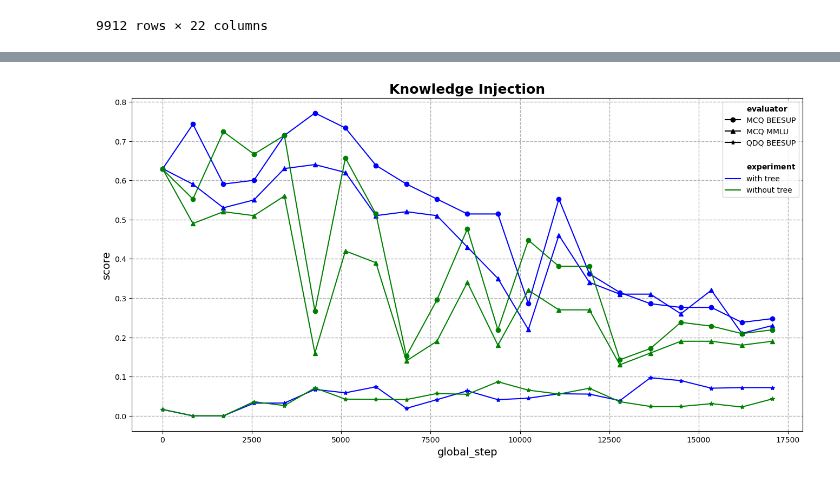
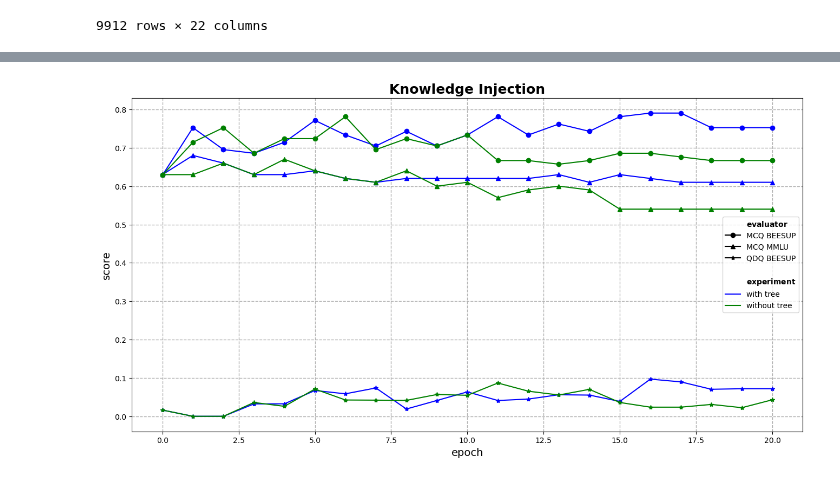
Before and after one commit to fee1ix/beesup_injection_lab, a Jupyter notebook: experiment_notebook.ipynb, the cells around one changed output, grey strips where cells are left out. Cells and saved outputs as stored; diff of their text form; code cells hidden in the pictures.

```diff
--- a/experiment_notebook.ipynb
+++ b/experiment_notebook.ipynb
@@ -1737,14 +1746,19 @@ experiments_df
 # %%
 evals_df=pd.DataFrame()
 
+from IPython.display import clear_output
 for i,experiment_row in experiments_df.iterrows():
     experiment=InjectionExperiment(experiment_row.id)
     callbacks_df=experiment.get_callbacks_df()
     callbacks_df['dataset_id']=experiment_row['dataset_config.id']
     callbacks_df['experiment_id']=experiment_row.id
+
     evals_df=pd.concat([evals_df,callbacks_df], ignore_index=True)
+    clear_output()
 
+evals_df.loc[evals_df.subtype=='mcq','eval_dict']=evals_df.loc[evals_df.subtype=='mcq'].apply(MCQEvaluator.get_eval_dict, axis=1)
 evals_df.loc[evals_df.subtype=='qdq','eval_dict']=evals_df.loc[evals_df.subtype=='qdq'].apply(QDQEvaluator.get_eval_dict, axis=1)
+
 #evals_df = evals_df.join(pd.json_normalize(evals_df['eval_dict']))
 #evals_df.drop(columns=['eval_dict'], inplace=True)
 evals_df
@@ -1863,3 +1917,20 @@ def get_score(sample):
     if subtype=='mcq': return get_mcq_score(sample)
     if subtype=='qdq': return get_qdq_score(sample)
     if subtype=='ffq': return get_ffq_score(sample)
+
+use_cols=['experiment_id','epoch','evaluator_id','subtype','eval_dict']
+series_df=evals_df[use_cols].copy()
+series_df=series_df[series_df.subtype.isin(['mcq','qdq'])]
+
+series_df['score']=series_df.apply(get_score, axis=1)
+series_df.drop(columns=['subtype','eval_dict'], inplace=True)
+
+int_cols=['experiment_id','epoch','evaluator_id']
+series_df[int_cols]=series_df[int_cols].astype(int)
+
+# Group by experiment_id, global_step, evaluator_id
+series_df=series_df.groupby(['experiment_id','epoch','evaluator_id']).agg('mean').reset_index()
+series_df
+
+series_df=series_df.groupby(['experiment_id','evaluator_id']).agg(list).reset_index()
+series_df
@@ -1866,17 +1944,0 @@ def get_score(sample):
-# %%
-use_cols=['experiment_id','global_step','evaluator_id','subtype','eval_dict']
-series_df=evals_df[use_cols].copy()
-series_df=series_df[series_df.subtype.isin(['mcq','qdq'])]
-
-series_df['score']=series_df.apply(get_score, axis=1)
-series_df.drop(columns=['subtype','eval_dict'], inplace=True)
-
-int_cols=['experiment_id','global_step','evaluator_id']
-series_df[int_cols]=series_df[int_cols].astype(int)
-
-# Group by experiment_id, global_step, evaluator_id
-series_df=series_df.groupby(['experiment_id','global_step','evaluator_id']).agg('mean').reset_index()
-series_df
-
-# series_df=series_df.groupby(['experiment_id','evaluator_id']).agg(list).reset_index()
-# series_df
@@ -2055,35 +2102,35 @@ import matplotlib.pyplot as plt
 TITLE_FONTSIZE=18
 AX_FONTSIZE=14
 
 plt.figure(figsize=(16, 8))
 
-x_col='global_step'
+x_col='epoch'
 y_col='score'
 
 for i,plot_row in plot_df.iterrows():
     plt.plot(plot_row[x_col],plot_row[y_col],**plot_row['styledict'])
 
 plt.legend(
     handles=get_handles(plot_df),
     #loc='lower right',
     #bbox_to_anchor=(1, 1.0,0.0,0.0),
     #ncol=1,
     #fontsize=AX_FONTSIZE
     )
 
 plt.grid(axis='x', which='major', linestyle='--', linewidth='1.0') #for presentation linewidth='2.0' better
 plt.grid(axis='y', which='major', linestyle='--', linewidth='1.0')
 plt.grid(axis='y', which='minor', linestyle=':', linewidth='1.0')
 
 #plt.ylim(0,0.8)
 
 plt.title('Knowledge Injection',fontweight='bold',fontsize=TITLE_FONTSIZE)
 plt.xlabel(x_col,fontsize=AX_FONTSIZE)
 plt.ylabel(y_col,fontsize=AX_FONTSIZE)
 
 plt.show()
 # %% [output]
-[figure, old version]
+[figure, new version]
 # %%
 knowledge_df=BaseDataset(6).df
 knowledge_df
```
Also changed, not shown: parts of 19 cells of this notebook.
